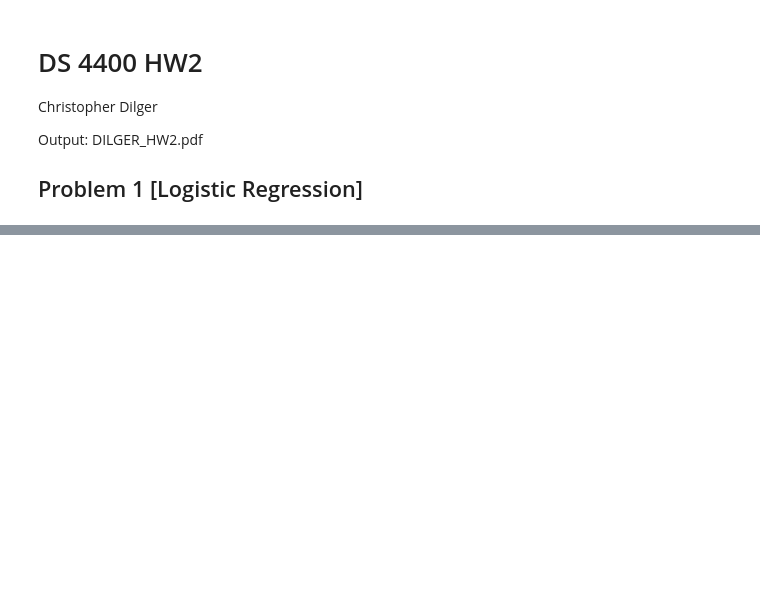
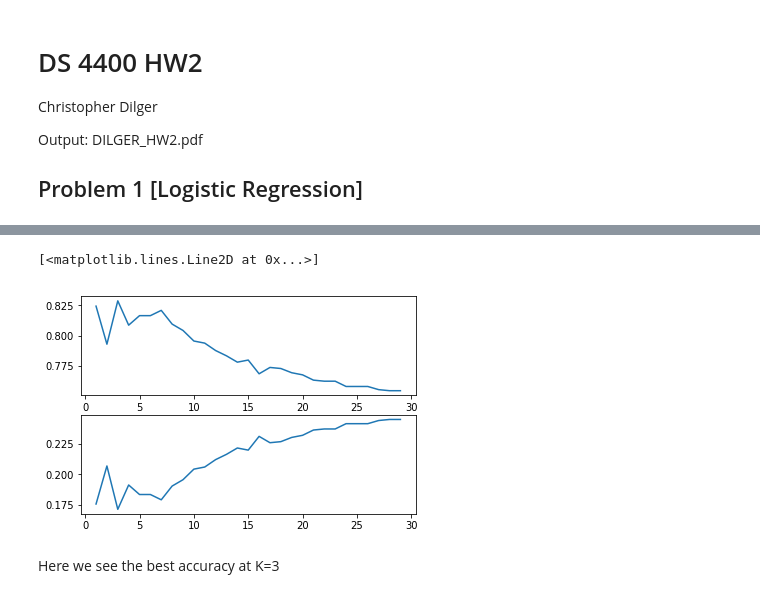
Before and after one commit to cdilga/DS4400, a Jupyter notebook: DS4400_HW2/DS4400 HW2.ipynb, the cells around one changed output, grey strips where cells are left out. Saved outputs shown, nothing was run; the diff lists cells and outputs as text; code cells hidden in the pictures; blank space fills up the shorter version.

Commit message:
Finish KNN
Still requires some work to plot differences of accuracy etc

```diff
--- a/DS4400_HW2/DS4400 HW2.ipynb
+++ b/DS4400_HW2/DS4400 HW2.ipynb
@@ -61,0 +116,48 @@ $$Precision = 0.9020\\ Recall = 0.8920704845814978 \\ Accuracy = 0.9191304347826
+# %%
+from sklearn.discriminant_analysis import LinearDiscriminantAnalysis
+from sklearn.neighbors import KNeighborsClassifier
+from sklearn.tree import DecisionTreeClassifier
+import matplotlib.pyplot as plt
+
+train.data = df.sample(frac=0.75,random_state=200)
+test.data = df.drop(train.data.index)
+
+train.x = train.data.iloc[:,0:57]
+train.y = train.data['spam']
+
+test.x = test.data.iloc[:,0:57]
+test.y = test.data['spam']
+
+lg = LogisticRegression()
+lg.fit(train.x, train.y)
+
+lda = LinearDiscriminantAnalysis()
+lda.fit(train.x, train.y)
+
+dt = DecisionTreeClassifier()
+dt.fit(train.x, train.y)
+
+kacc = []
+kerr = []
+kvals = range(1, 30)
+for k in kvals:
+    knn = KNeighborsClassifier(k)
+    knn.fit(train.x, train.y)
+
+    #Predict and record accuracy metrics
+
+    cm = confusion_matrix(knn.predict(test.x), test.y)
+    tn, fp, fn, tp = cm.ravel()
+    kacc.append((tp+tn)/np.sum(cm.ravel()))
+    kerr.append(1-(tp+tn)/np.sum(cm.ravel()))
+
+fig = plt.figure()
+ax = fig.add_subplot(2, 1, 1)
+ax.plot(kvals, kacc)
+ax2 = fig.add_subplot(2, 1, 2)
+ax2.plot(kvals, kerr)
+# %% [output]
+[<matplotlib.lines.Line2D at 0x...>]
+[figure, added]
+# %% [markdown]
+Here we see the best accuracy at K=3
```
Also changed, not shown: parts of 9 cells of this notebook, 3 other files.
